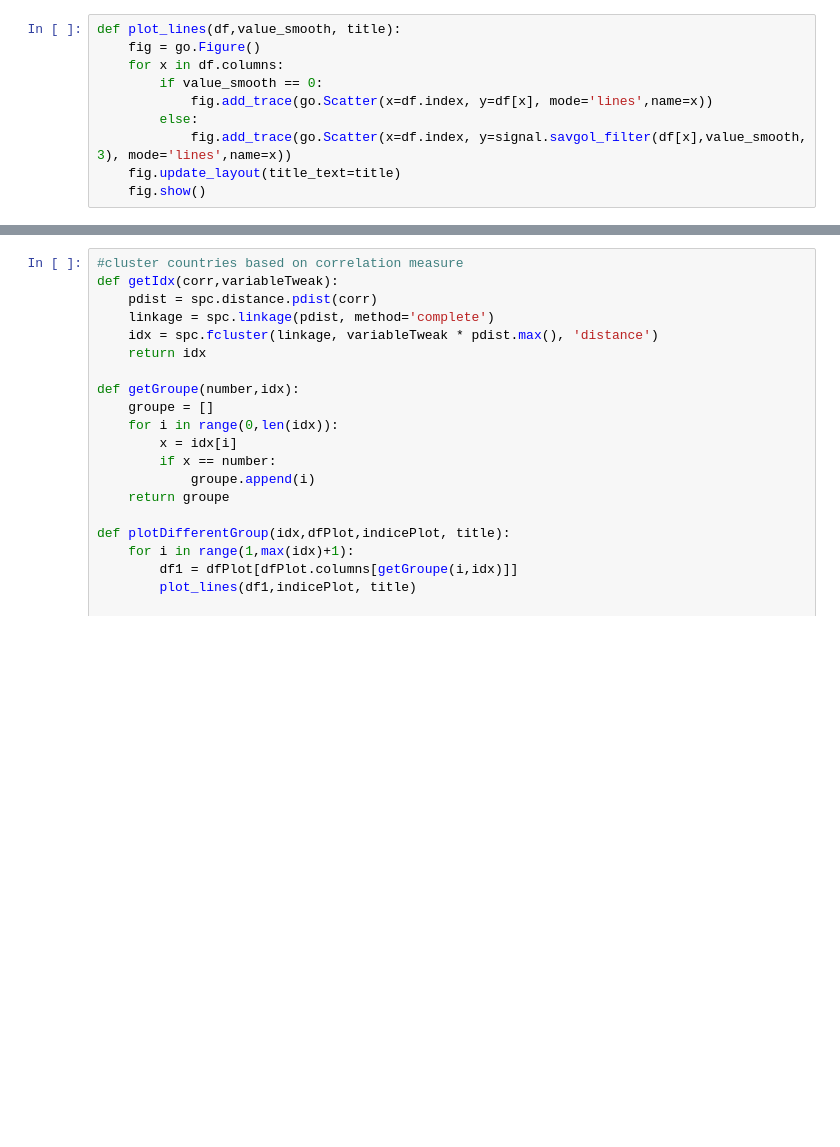
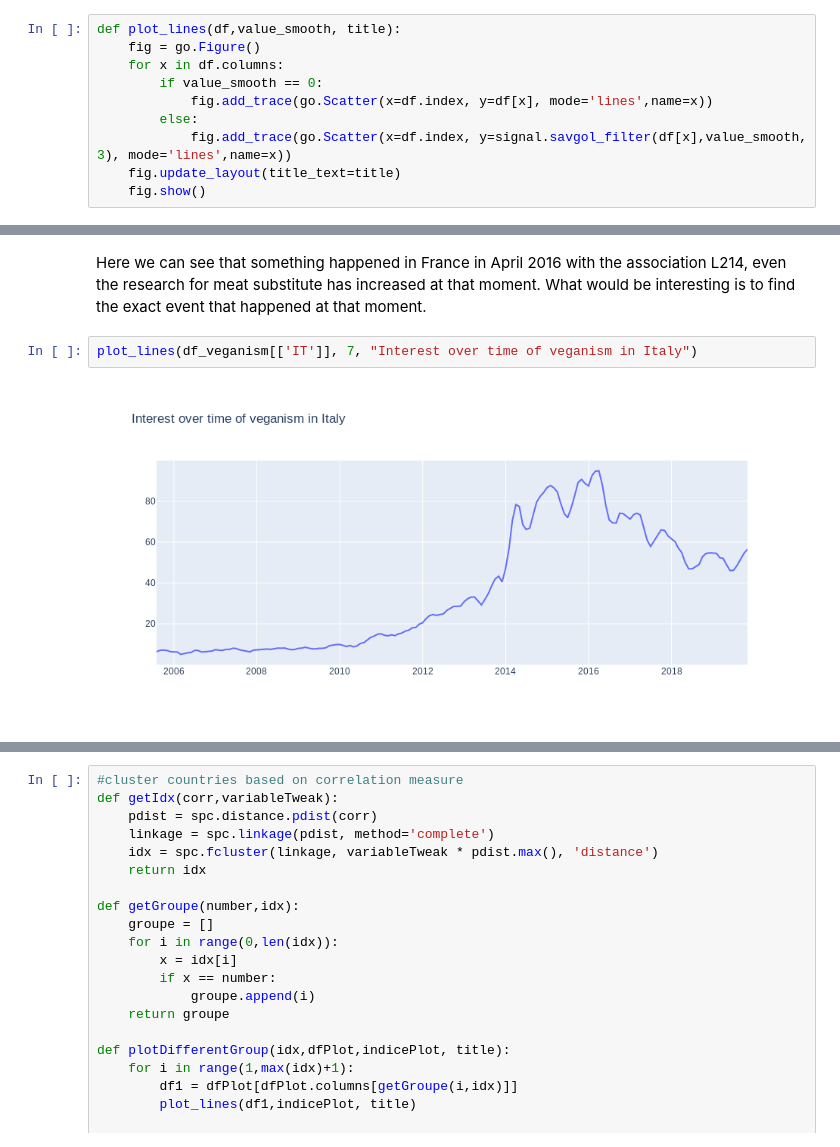
Before and after one commit to ElCabrino/ADA-Project-1, a Jupyter notebook: master.ipynb, the cells around one changed output, grey strips where cells are left out. Drawn from its saved outputs; the diff is of its cells as text; blank space fills up the shorter version.

```diff
--- a/master.ipynb
+++ b/master.ipynb
@@ -70,0 +82,6 @@ Can we see some similar comportements in those interests? We will now try to reg
+# %% [markdown]
+Here we can see that something happened in France in April 2016 with the association L214, even the research for meat substitute has increased at that moment. What would be interesting is to find the exact event that happened at that moment.
+# %%
+plot_lines(df_veganism[['IT']], 7, "Interest over time of veganism in Italy")
+# %% [output]
+[figure, added]
```
Also changed, not shown: parts of 10 cells of this notebook.
